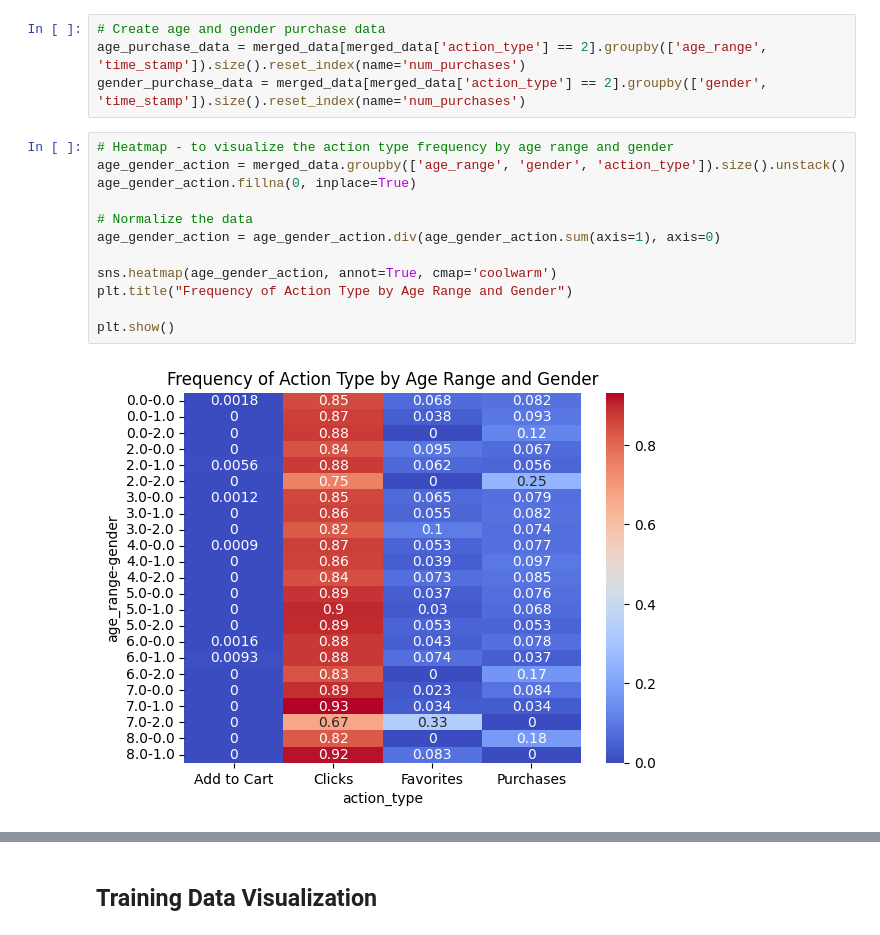
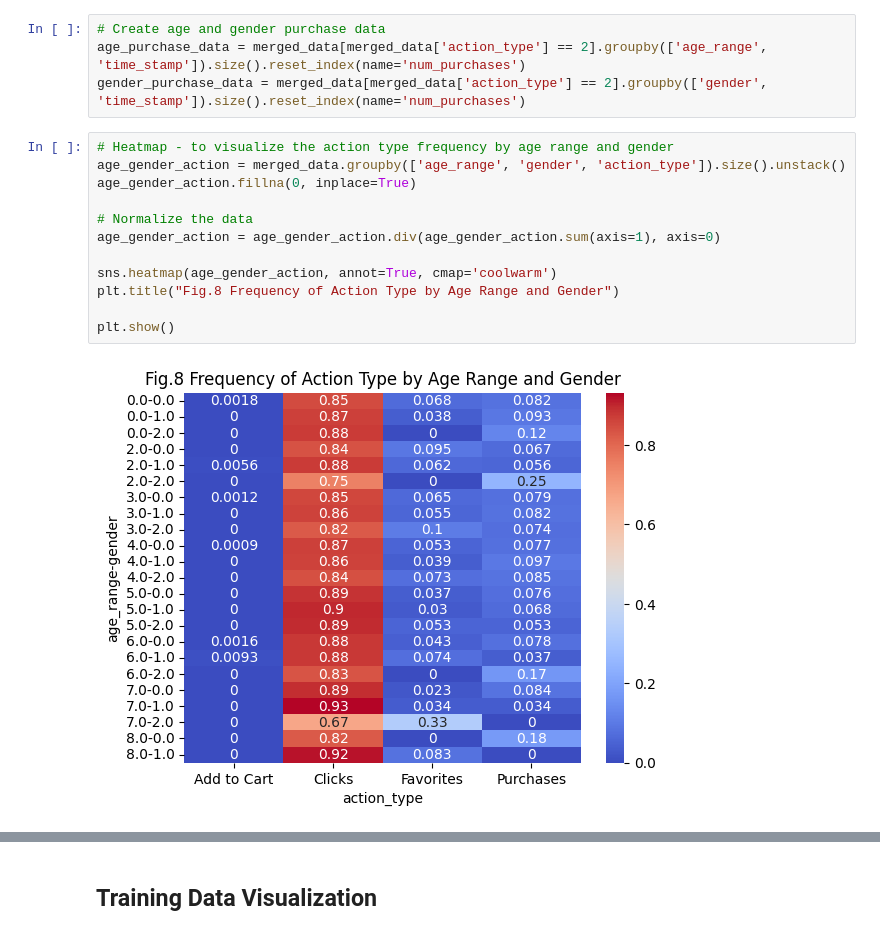
Before and after one commit to CaptainComputer1/CECS550Project, a Jupyter notebook: EM_PR_Final_DataVis.ipynb, the cells around one changed output, grey strips where cells are left out. Saved outputs shown, nothing was run; the diff lists cells and outputs as text.

```diff
--- a/EM_PR_Final_DataVis.ipynb
+++ b/EM_PR_Final_DataVis.ipynb
@@ -159,14 +201,14 @@ gender_purchase_data = merged_data[merged_data['action_type'] == 2].groupby(['ge
 # %%
 # Heatmap - to visualize the action type frequency by age range and gender
 age_gender_action = merged_data.groupby(['age_range', 'gender', 'action_type']).size().unstack()
 age_gender_action.fillna(0, inplace=True)
 
 # Normalize the data
 age_gender_action = age_gender_action.div(age_gender_action.sum(axis=1), axis=0)
 
 sns.heatmap(age_gender_action, annot=True, cmap='coolwarm')
-plt.title("Frequency of Action Type by Age Range and Gender")
+plt.title("Fig.8 Frequency of Action Type by Age Range and Gender")
 
 plt.show()
 # %% [output]
-[figure, old version]
+[figure, new version]
```
Also changed, not shown: parts of 32 cells of this notebook.
